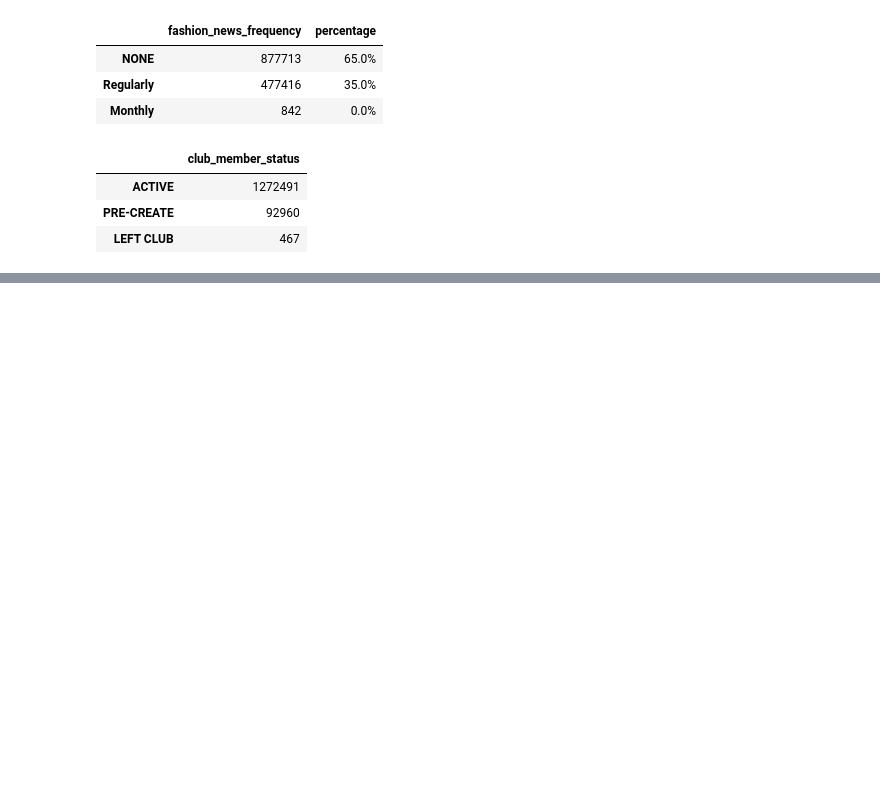
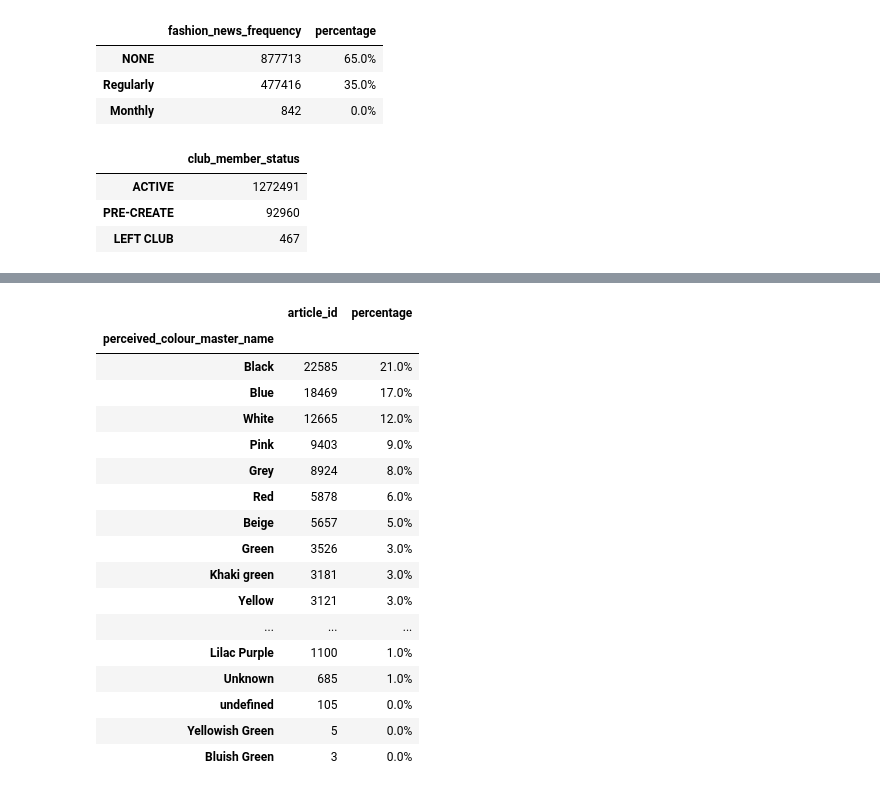
Before and after one commit to monamienamie/5commerce, a Jupyter notebook: 0827.ipynb, the cells around one changed output, grey strips where cells are left out. Cells and saved outputs as stored; diff of their text form; code cells hidden in the pictures; blank space fills up the shorter version.

```diff
--- a/0827.ipynb
+++ b/0827.ipynb
@@ -482,0 +566,4 @@ cusotmer의 평균 나이:  36.39 세
+# %%
+#컬러 관련
+color = pd.DataFrame(articles.groupby(by='perceived_colour_master_name').article_id.count())
+color
@@ -482,0 +589,23 @@ cusotmer의 평균 나이:  36.39 세
+# %%
+color['percentage'] = round((color['article_id']*100) / sum(color['article_id'])).astype('str') + '%'
+# %%
+color.sort_values(by='article_id', ascending = False)
+# %% [output]
+|  | article_id | percentage |
+| perceived_colour_master_name |  |  |
+| Black | 22585 | 21.0% |
+| Blue | 18469 | 17.0% |
+| White | 12665 | 12.0% |
+| Pink | 9403 | 9.0% |
+| Grey | 8924 | 8.0% |
+| Red | 5878 | 6.0% |
+| Beige | 5657 | 5.0% |
+| Green | 3526 | 3.0% |
+| Khaki green | 3181 | 3.0% |
+| Yellow | 3121 | 3.0% |
+| ... | ... | ... |
+| Lilac Purple | 1100 | 1.0% |
+| Unknown | 685 | 1.0% |
+| undefined | 105 | 0.0% |
+| Yellowish Green | 5 | 0.0% |
+| Bluish Green | 3 | 0.0% |
```
Also changed, not shown: parts of 30 cells of this notebook.
